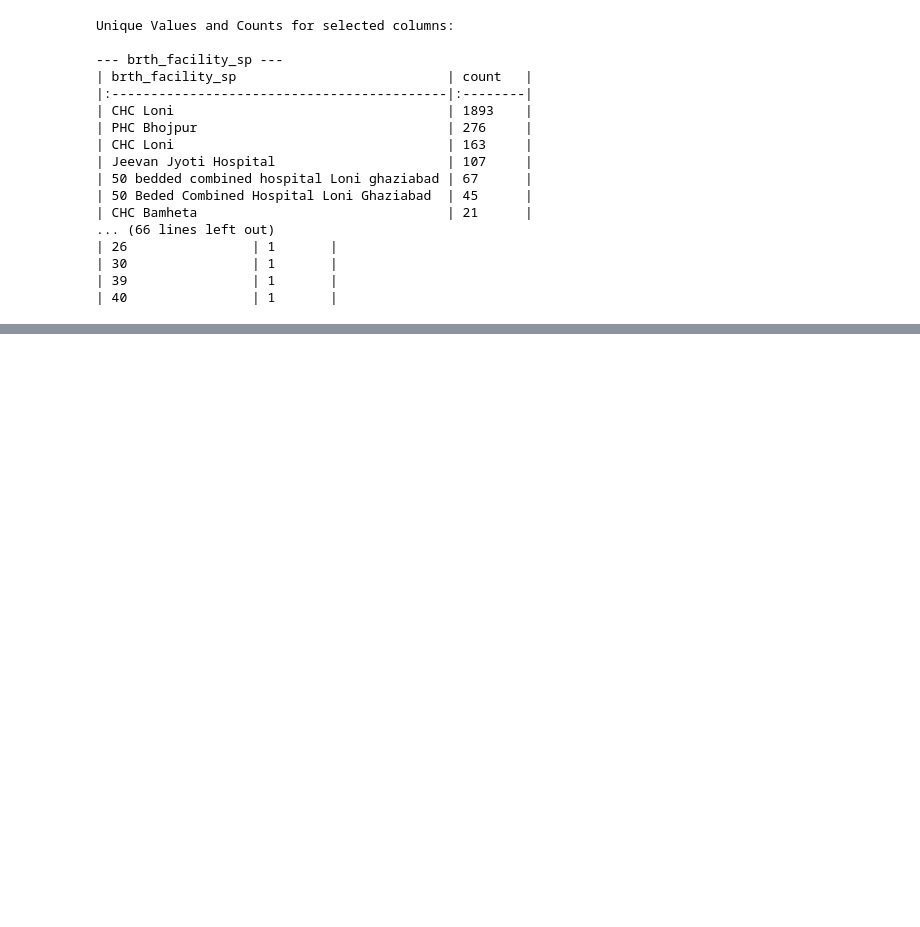
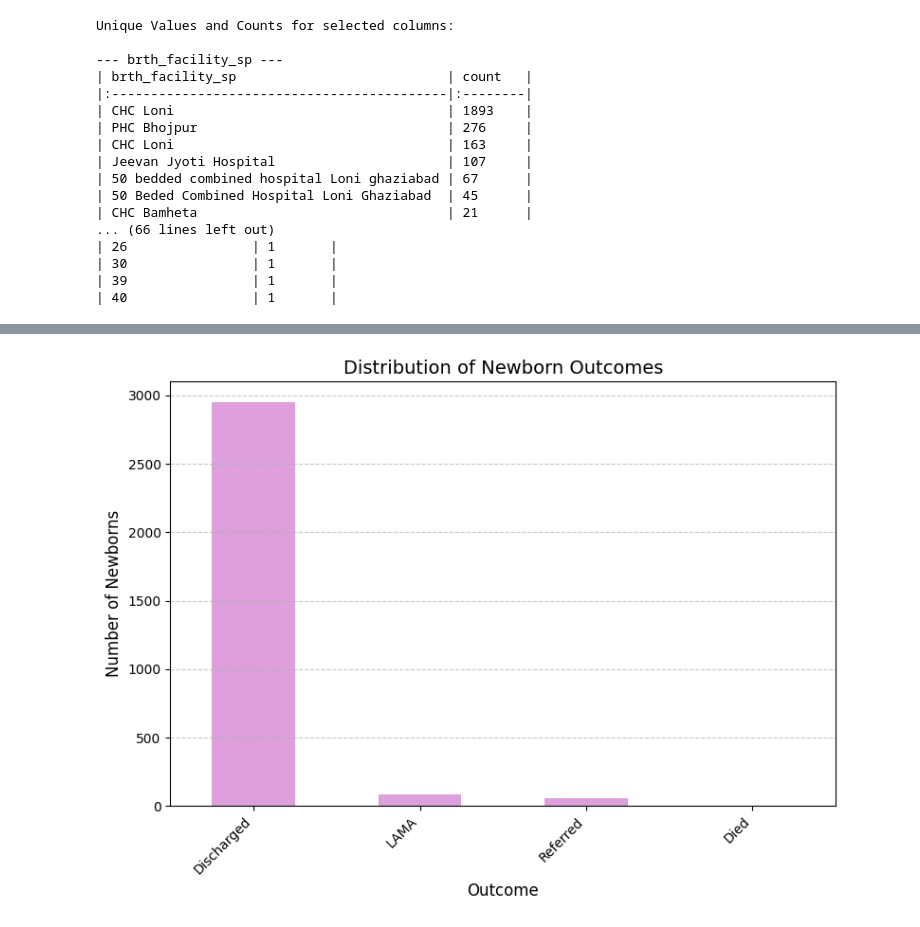
Before and after one commit to vish-cel/quantitative_analysis_ikmc, a Jupyter notebook: quantitative_analysis_ikmc_birthing_form.ipynb, the cells around one changed output, grey strips where cells are left out. Saved outputs shown, nothing was run; the diff lists cells and outputs as text; code cells hidden in the pictures; blank space fills up the shorter version.

```diff
--- a/quantitative_analysis_ikmc_birthing_form.ipynb
+++ b/quantitative_analysis_ikmc_birthing_form.ipynb
@@ -136,0 +216,13 @@ Unique Values and Counts for selected columns:
+# %%
+# Chart 4: Bar Chart - Outcome of Newborn (brth_otcome_1)
+plt.figure(figsize=(8, 6))
+df_mapped_birthing_cleaned['brth_otcome_1'].value_counts().plot(kind='bar', color='plum')
+plt.title('Distribution of Newborn Outcomes', fontsize=14)
+plt.xlabel('Outcome', fontsize=12)
+plt.ylabel('Number of Newborns', fontsize=12)
+plt.xticks(rotation=45, ha='right')
+plt.grid(axis='y', linestyle='--', alpha=0.7)
+plt.tight_layout()
+plt.savefig('newborn_outcome_distribution.png')
+# %% [output]
+[figure, added]
```
Also changed, not shown: parts of 6 cells of this notebook.
